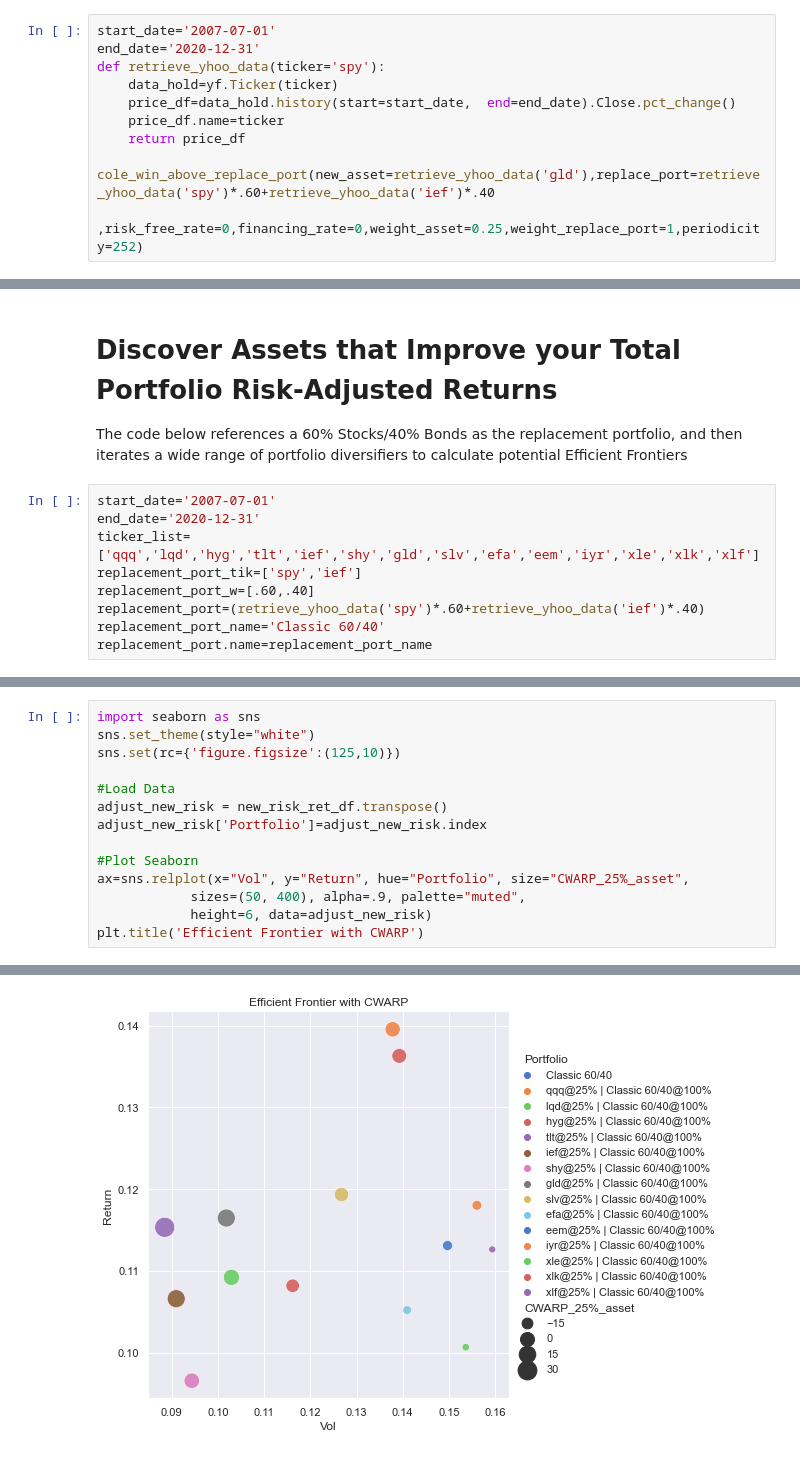
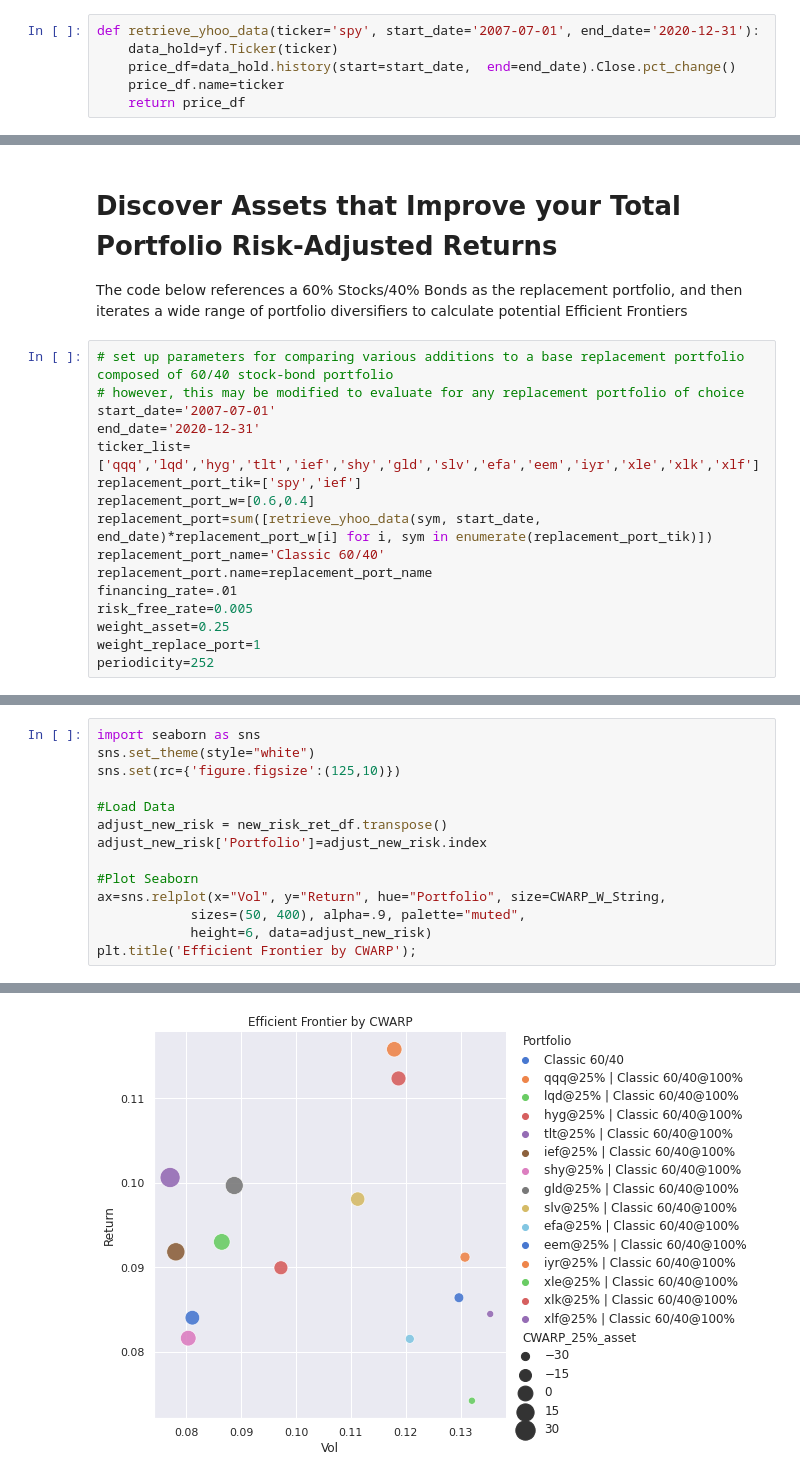
Before and after one commit to jpartemis/cwarp, a Jupyter notebook: Cole Wins Above Replacement Portfolio.ipynb, the cells around one changed output, grey strips where cells are left out. Saved outputs shown, nothing was run; the diff lists cells and outputs as text.

Commit message:
Push final CWARP Jupyter Notebook

```diff
--- a/Cole Wins Above Replacement Portfolio.ipynb
+++ b/Cole Wins Above Replacement Portfolio.ipynb
@@ -292,13 +306,8 @@ def cwarp_new_port_data(new_asset,replace_port,risk_free_rate=0,financing_rate=0
 # %% [markdown]
 Data function to pull yahoo finance time series
 # %%
-start_date='2007-07-01'
-end_date='2020-12-31'
-def retrieve_yhoo_data(ticker='spy'):
+def retrieve_yhoo_data(ticker='spy', start_date='2007-07-01', end_date='2020-12-31'):
     data_hold=yf.Ticker(ticker)
     price_df=data_hold.history(start=start_date,  end=end_date).Close.pct_change()
     price_df.name=ticker
     return price_df
-
-cole_win_above_replace_port(new_asset=retrieve_yhoo_data('gld'),replace_port=retrieve_yhoo_data('spy')*.60+retrieve_yhoo_data('ief')*.40
-                            ,risk_free_rate=0,financing_rate=0,weight_asset=0.25,weight_replace_port=1,periodicity=252)
@@ -308,12 +322,19 @@ cole_win_above_replace_port(new_asset=retrieve_yhoo_data('gld'),replace_port=ret
 # Discover Assets that Improve your Total Portfolio Risk-Adjusted Returns
 The code below references a 60% Stocks/40% Bonds as the replacement portfolio, and then iterates a wide range of portfolio diversifiers to calculate potential Efficient Frontiers
 # %%
+# set up parameters for comparing various additions to a base replacement portfolio composed of 60/40 stock-bond portfolio
+# however, this may be modified to evaluate for any replacement portfolio of choice
 start_date='2007-07-01'
 end_date='2020-12-31'
 ticker_list=['qqq','lqd','hyg','tlt','ief','shy','gld','slv','efa','eem','iyr','xle','xlk','xlf']
 replacement_port_tik=['spy','ief']
-replacement_port_w=[.60,.40]
-replacement_port=(retrieve_yhoo_data('spy')*.60+retrieve_yhoo_data('ief')*.40)
+replacement_port_w=[0.6,0.4]
+replacement_port=sum([retrieve_yhoo_data(sym, start_date, end_date)*replacement_port_w[i] for i, sym in enumerate(replacement_port_tik)])
 replacement_port_name='Classic 60/40'
 replacement_port.name=replacement_port_name
+financing_rate=.01
+risk_free_rate=0.005
+weight_asset=0.25
+weight_replace_port=1
+periodicity=252
 # %%
@@ -417,8 +438,8 @@ adjust_new_risk = new_risk_ret_df.transpose()
 adjust_new_risk['Portfolio']=adjust_new_risk.index
 
 #Plot Seaborn
-ax=sns.relplot(x="Vol", y="Return", hue="Portfolio", size="CWARP_25%_asset",
+ax=sns.relplot(x="Vol", y="Return", hue="Portfolio", size=CWARP_W_String,
             sizes=(50, 400), alpha=.9, palette="muted",
             height=6, data=adjust_new_risk)
-plt.title('Efficient Frontier with CWARP')
+plt.title('Efficient Frontier by CWARP');
 # %% [output]
@@ -426 +446 @@ Text(0.5, 1.0, 'Efficient Frontier with CWARP')
-[figure, old version]
+[figure, new version]
```
Also changed, not shown: parts of 23 cells of this notebook.
